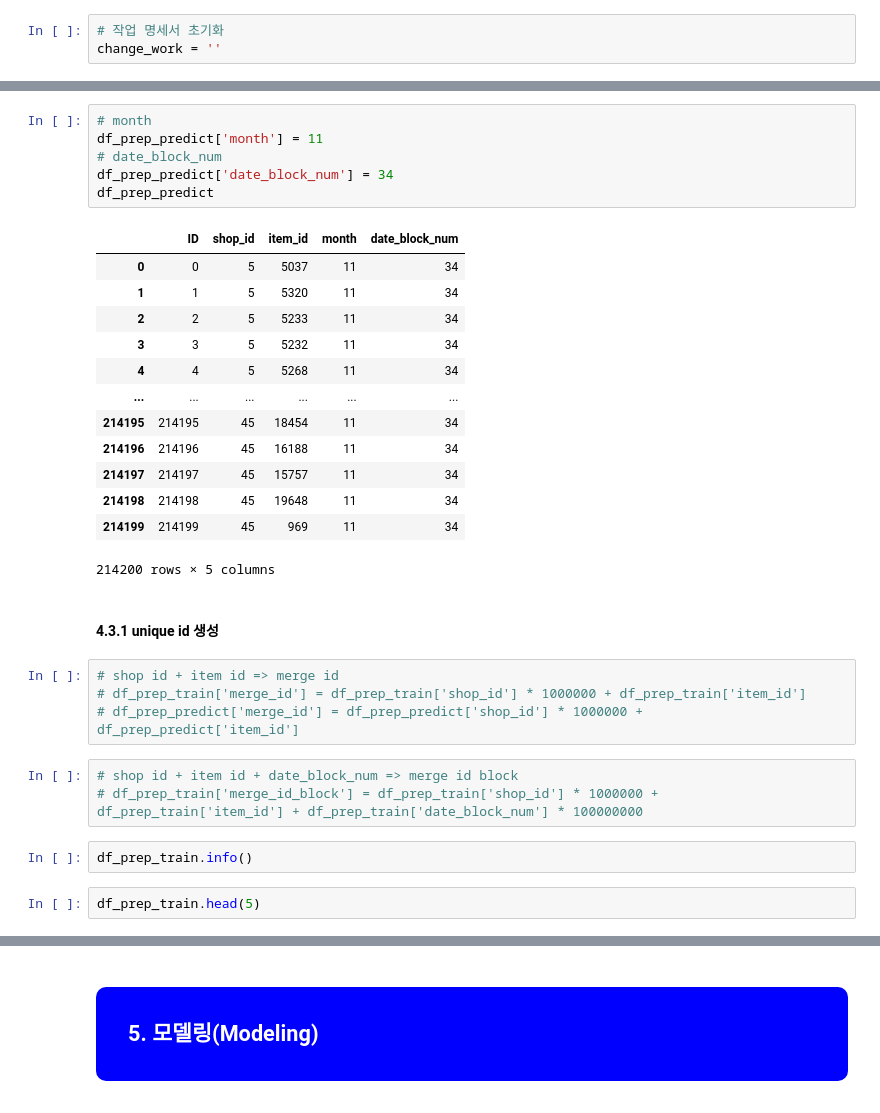
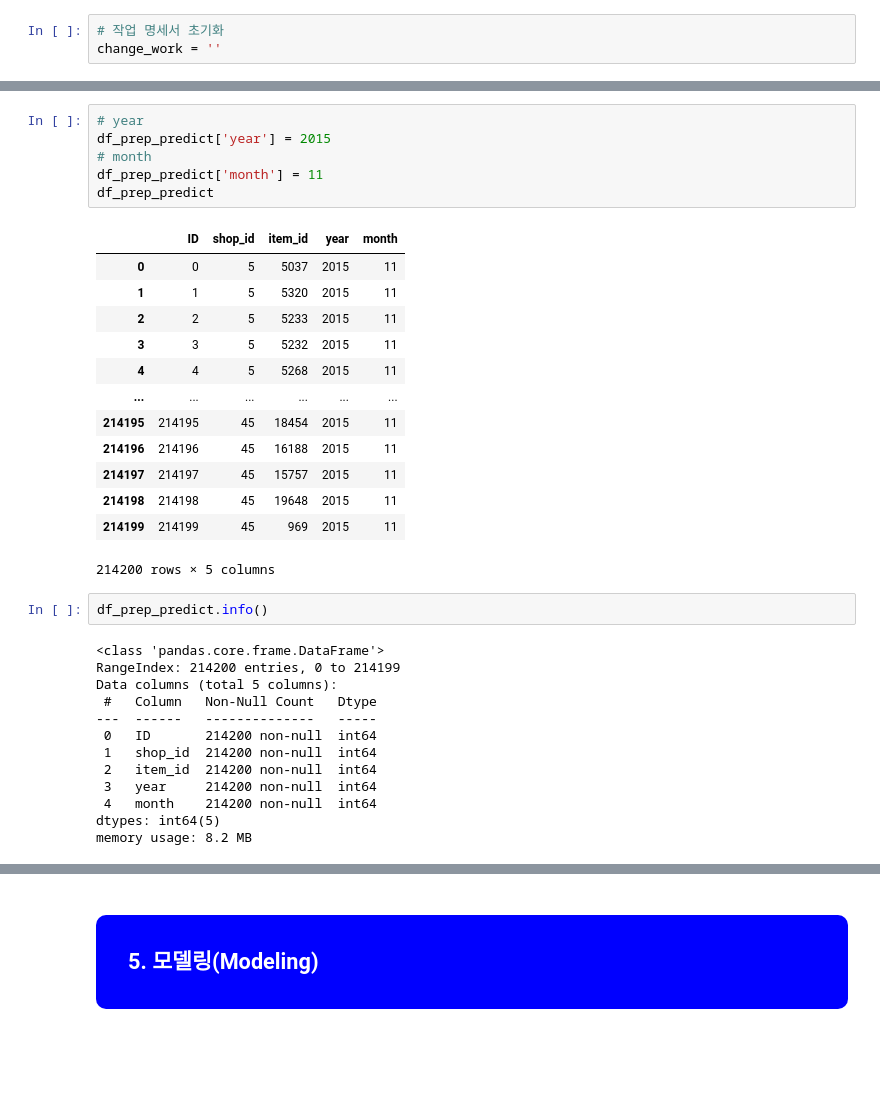
Before and after one commit to kimsangkyeong/kaggles, a Jupyter notebook: predictfutuersales.ipynb, the cells around one changed output, grey strips where cells are left out. Cells and saved outputs as stored; diff of their text form; blank space fills up the shorter version.

```diff
--- a/predictfutuersales.ipynb
+++ b/predictfutuersales.ipynb
@@ -516,33 +499,35 @@ Index(['shop_id', 'item_id', 'date_block_num', 'item_cnt_month', 'month'], dtype
 # %%
+# year
+df_prep_predict['year'] = 2015
 # month
 df_prep_predict['month'] = 11
-# date_block_num
-df_prep_predict['date_block_num'] = 34
 df_prep_predict
 # %% [output]
-|  | ID | shop_id | item_id | month | date_block_num |
-| 0 | 0 | 5 | 5037 | 11 | 34 |
-| 1 | 1 | 5 | 5320 | 11 | 34 |
-| 2 | 2 | 5 | 5233 | 11 | 34 |
-| 3 | 3 | 5 | 5232 | 11 | 34 |
-| 4 | 4 | 5 | 5268 | 11 | 34 |
+|  | ID | shop_id | item_id | year | month |
+| 0 | 0 | 5 | 5037 | 2015 | 11 |
+| 1 | 1 | 5 | 5320 | 2015 | 11 |
+| 2 | 2 | 5 | 5233 | 2015 | 11 |
+| 3 | 3 | 5 | 5232 | 2015 | 11 |
+| 4 | 4 | 5 | 5268 | 2015 | 11 |
 | ... | ... | ... | ... | ... | ... |
-| 214195 | 214195 | 45 | 18454 | 11 | 34 |
-| 214196 | 214196 | 45 | 16188 | 11 | 34 |
-| 214197 | 214197 | 45 | 15757 | 11 | 34 |
-| 214198 | 214198 | 45 | 19648 | 11 | 34 |
-| 214199 | 214199 | 45 | 969 | 11 | 34 |
+| 214195 | 214195 | 45 | 18454 | 2015 | 11 |
+| 214196 | 214196 | 45 | 16188 | 2015 | 11 |
+| 214197 | 214197 | 45 | 15757 | 2015 | 11 |
+| 214198 | 214198 | 45 | 19648 | 2015 | 11 |
+| 214199 | 214199 | 45 | 969 | 2015 | 11 |
 214200 rows × 5 columns
-# %% [markdown]
-#### 4.3.1 unique id 생성
-# %%
-# shop id + item id => merge id
-# df_prep_train['merge_id'] = df_prep_train['shop_id'] * 1000000 + df_prep_train['item_id']
-# df_prep_predict['merge_id'] = df_prep_predict['shop_id'] * 1000000 + df_prep_predict['item_id']
-# %%
-# shop id + item id + date_block_num => merge id block
-# df_prep_train['merge_id_block'] = df_prep_train['shop_id'] * 1000000 + df_prep_train['item_id'] + df_prep_train['date_block_num'] * 100000000
 # %%
-df_prep_train.info()
+df_prep_predict.info()
+# %% [output]
+<class 'pandas.core.frame.DataFrame'>
+RangeIndex: 214200 entries, 0 to 214199
+Data columns (total 5 columns):
+ #   Column   Non-Null Count   Dtype
+---  ------   --------------   -----
+ 0   ID       214200 non-null  int64
+ 1   shop_id  214200 non-null  int64
+ 2   item_id  214200 non-null  int64
+ 3   year     214200 non-null  int64
+ 4   month    214200 non-null  int64
+dtypes: int64(5)
+memory usage: 8.2 MB
-# %%
-df_prep_train.head(5)
```
Also changed, not shown: parts of 80 cells of this notebook.
